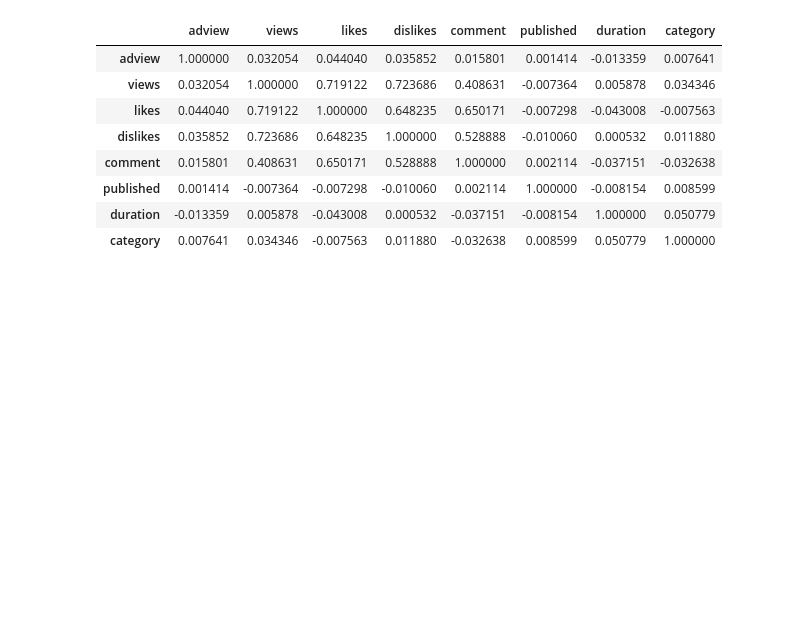
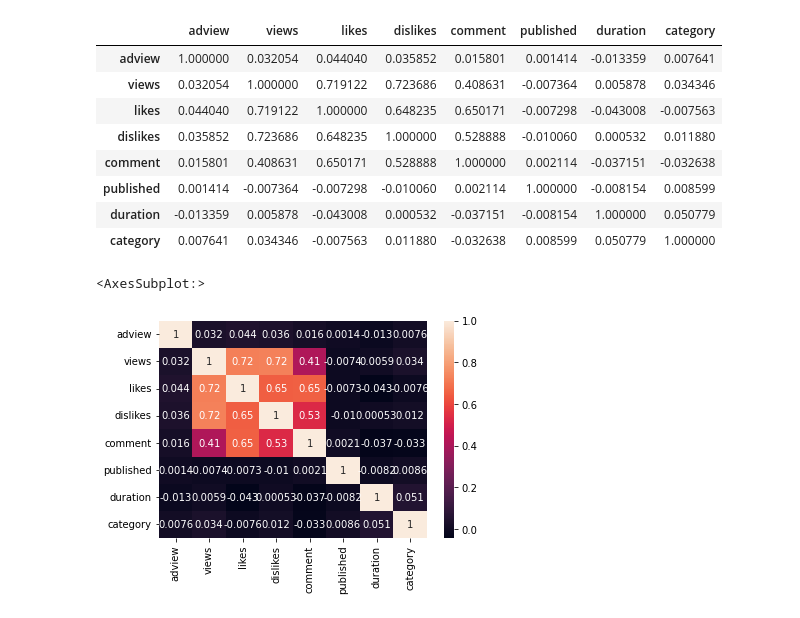
Before and after one commit to charcode123/youtube-adview-prediction, a Jupyter notebook: youtubeadviewpred.ipynb, the cells around one changed output. Saved outputs shown, nothing was run; the diff lists cells and outputs as text; code cells hidden in the pictures; blank space fills up the shorter version.

```diff
--- a/youtubeadviewpred.ipynb
+++ b/youtubeadviewpred.ipynb
@@ -277,6 +230,11 @@ df1.corr()
 | published | 0.001414 | -0.007364 | -0.007298 | -0.010060 | 0.002114 | 1.000000 | -0.008154 | 0.008599 |
 | duration | -0.013359 | 0.005878 | -0.043008 | 0.000532 | -0.037151 | -0.008154 | 1.000000 | 0.050779 |
 | category | 0.007641 | 0.034346 | -0.007563 | 0.011880 | -0.032638 | 0.008599 | 0.050779 | 1.000000 |
+# %%
+sns.heatmap(df1.corr(),annot=True)
+# %% [output]
+<AxesSubplot:>
+[figure, added]
 # %%
 df1.drop(['adview'],inplace=True,axis=1)
 # %%
```
Also changed, not shown: parts of 30 cells of this notebook, 1 other file.
